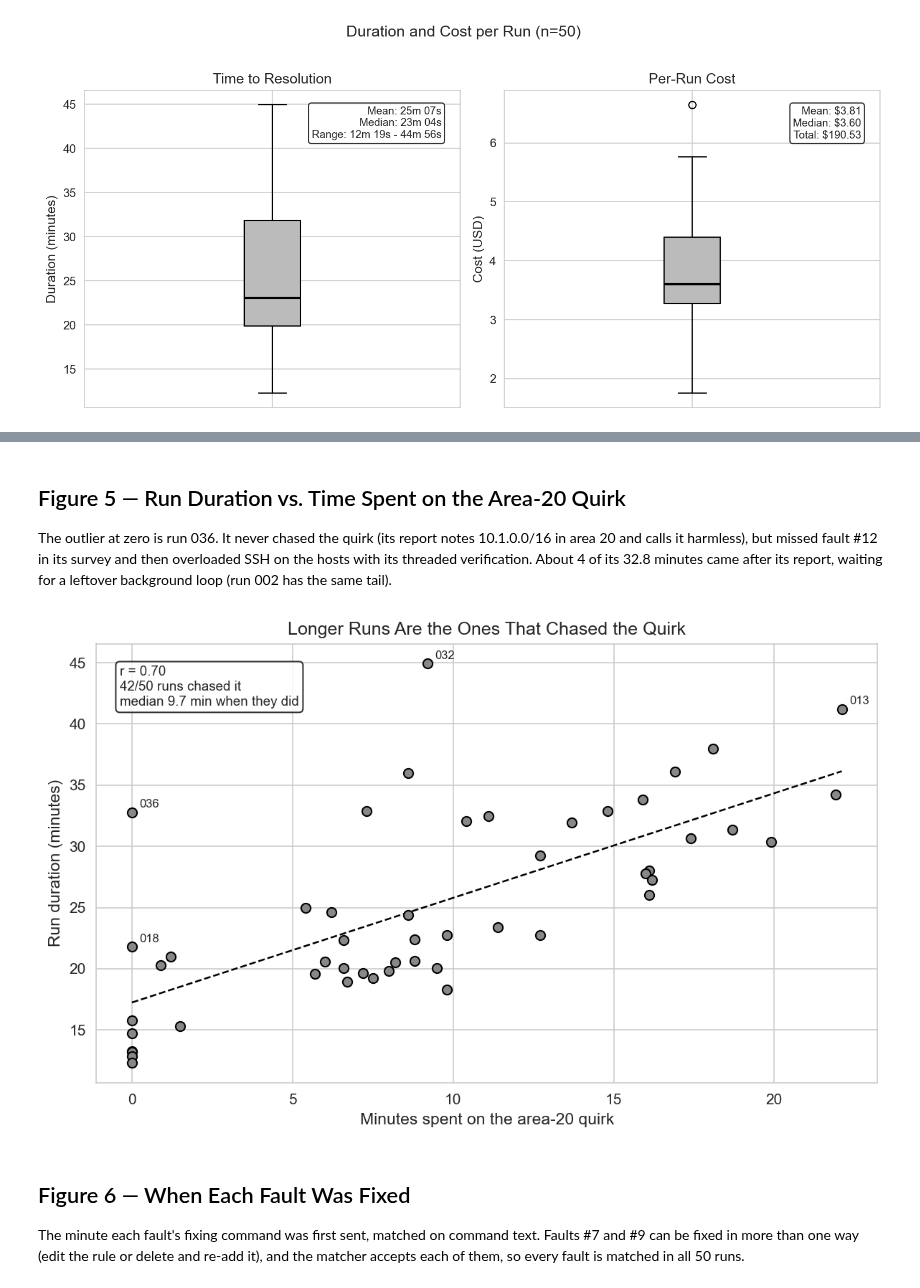
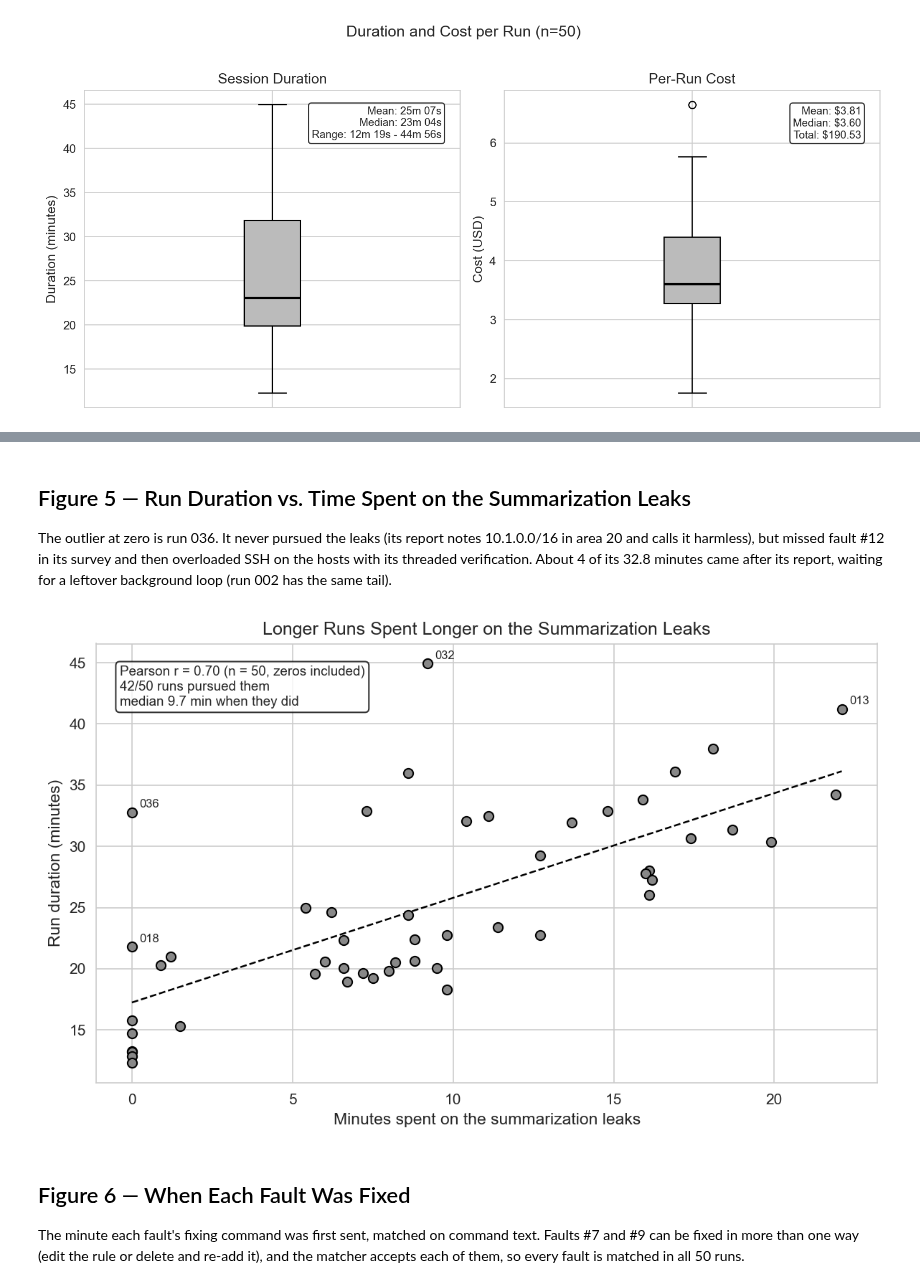
Before and after one commit to Doarte45/LLMnetopsLab, a Jupyter notebook: v2/notebooks/visualize_results.ipynb, the cells around one changed output, grey strips where cells are left out. Cells and saved outputs as stored; diff of their text form; code cells hidden in the pictures.

```diff
--- a/v2/notebooks/visualize_results.ipynb
+++ b/v2/notebooks/visualize_results.ipynb
@@ -254,32 +254,32 @@ plt.show()
 # %% [markdown]
-## Figure 5 — Run Duration vs. Time Spent on the Area-20 Quirk
+## Figure 5 — Run Duration vs. Time Spent on the Summarization Leaks
 
-The outlier at zero is run 036. It never chased the quirk (its report notes 10.1.0.0/16 in area 20 and calls it harmless), but missed fault #12 in its survey and then overloaded SSH on the hosts with its threaded verification. About 4 of its 32.8 minutes came after its report, waiting for a leftover background loop (run 002 has the same tail).
+The outlier at zero is run 036. It never pursued the leaks (its report notes 10.1.0.0/16 in area 20 and calls it harmless), but missed fault #12 in its survey and then overloaded SSH on the hosts with its threaded verification. About 4 of its 32.8 minutes came after its report, waiting for a leftover background loop (run 002 has the same tail).
 # %%
 x, y = df['area20_minutes'], df['wall_min']
 r = np.corrcoef(x, y)[0, 1]
 slope, intercept = np.polyfit(x, y, 1)
 
 fig, ax = plt.subplots(figsize=(8, 5))
 ax.scatter(x, y, s=40, color='#888888', edgecolor='black', zorder=3)
 xs = np.linspace(0, x.max(), 50)
 ax.plot(xs, slope * xs + intercept, color='black', linestyle='--', linewidth=1.2)
 for _, row in df[(df['wall_min'] > 38) | ((df['area20_minutes'] == 0) & (df['wall_min'] > 20))].iterrows():
     ax.annotate(row['run'][-3:], (row['area20_minutes'], row['wall_min']), textcoords='offset points',
                 xytext=(5, 3), fontsize=8)
 
-ax.set_xlabel('Minutes spent on the area-20 quirk')
+ax.set_xlabel('Minutes spent on the summarization leaks')
 ax.set_ylabel('Run duration (minutes)')
-ax.set_title('Longer Runs Are the Ones That Chased the Quirk')
-ax.text(0.03, 0.95, f'r = {r:.2f}\n{(x > 0).sum()}/50 runs chased it\nmedian {x[x > 0].median():.1f} min when they did',
+ax.set_title('Longer Runs Spent Longer on the Summarization Leaks')
+ax.text(0.03, 0.95, f'Pearson r = {r:.2f} (n = 50, zeros included)\n{(x > 0).sum()}/50 runs pursued them\nmedian {x[x > 0].median():.1f} min when they did',
         transform=ax.transAxes, fontsize=9, va='top',
         bbox=dict(boxstyle='round', facecolor='white', edgecolor='black', alpha=0.8))
 
 plt.tight_layout()
 all_figures.append(('fig5_duration_vs_quirk', fig))
 plt.show()
 # %% [output]
-[figure, old version]
+[figure, new version]
 # %% [markdown]
 ## Figure 6 — When Each Fault Was Fixed
 
```
Also changed, not shown: parts of 8 cells of this notebook, 14 other files.
